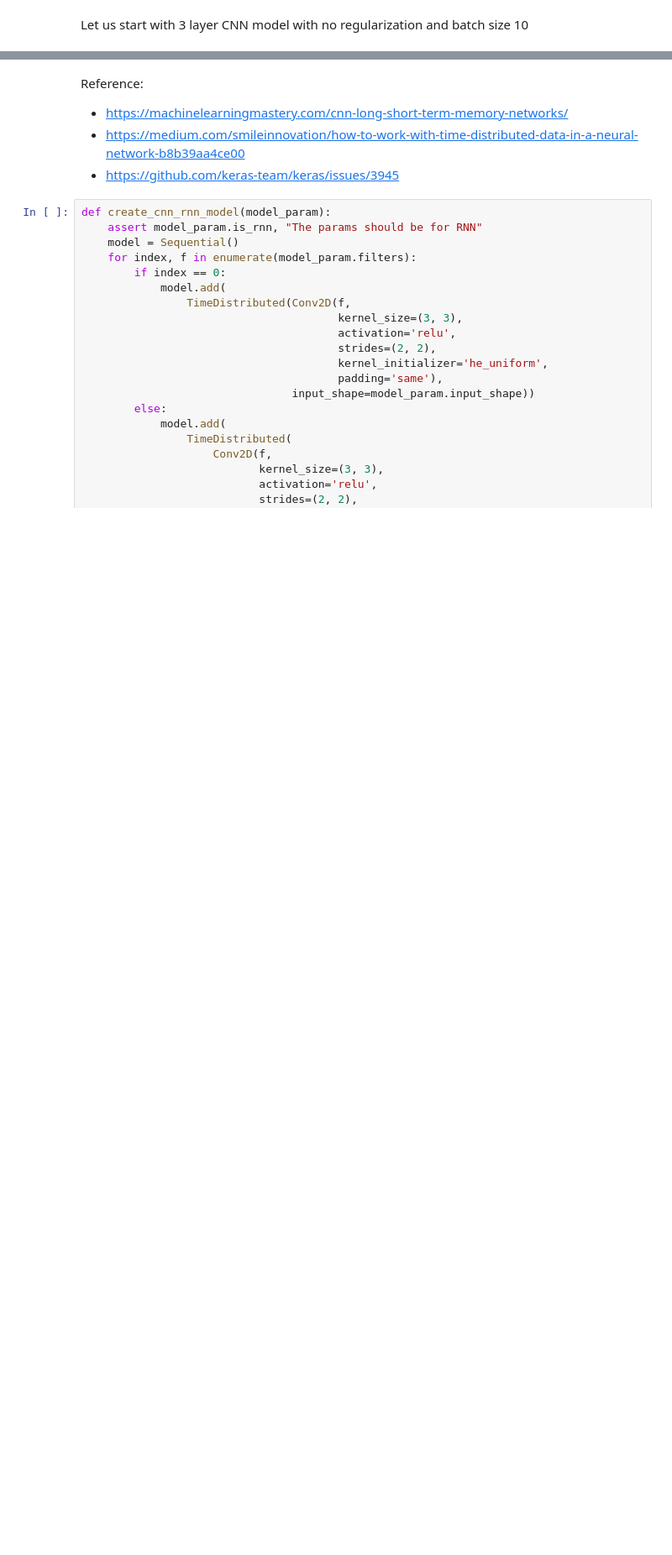
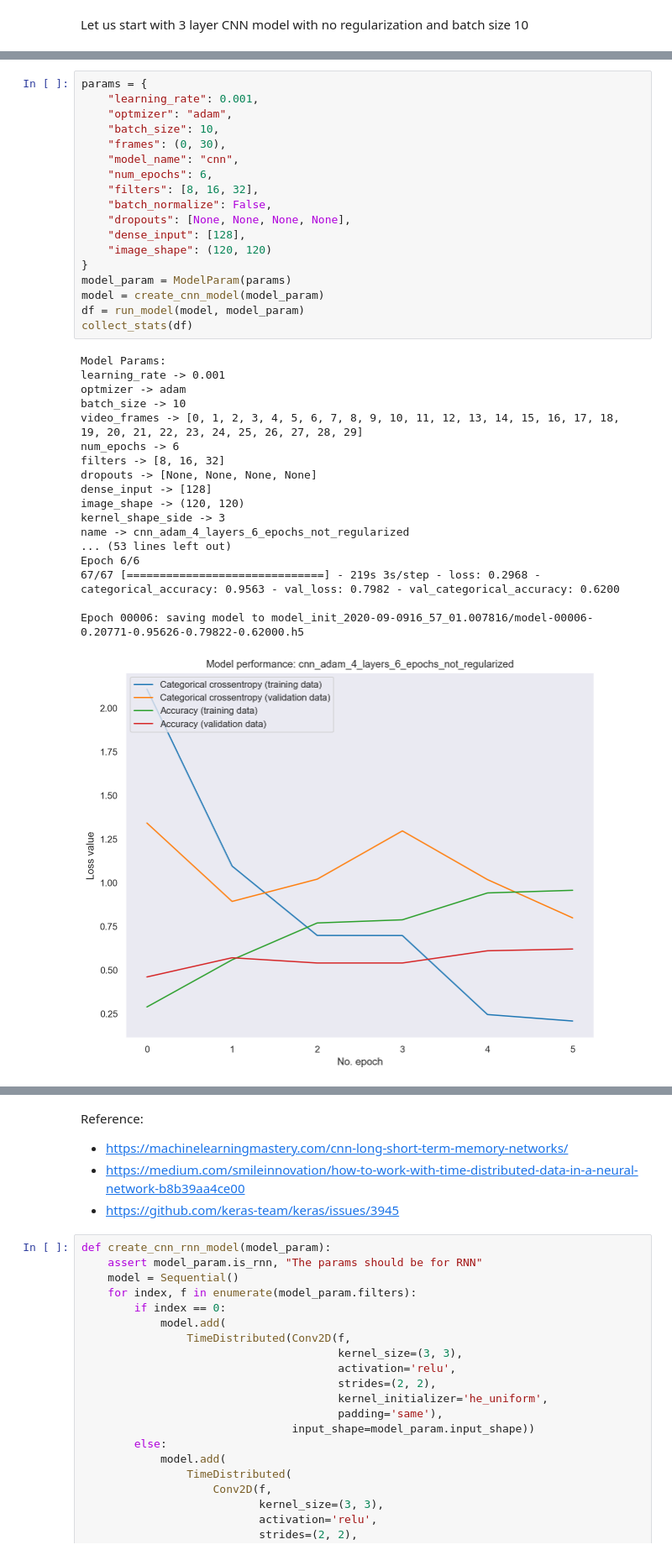
Before and after one commit to ashwanikumar04/gesture-recognition-rnn, a Jupyter notebook: Neural_Nets_Project_Starter_Code.ipynb, the cells around one changed output, grey strips where cells are left out. Shown at 84% size. Saved outputs shown, nothing was run; the diff lists cells and outputs as text; blank space fills up the shorter version.

```diff
--- a/Neural_Nets_Project_Starter_Code.ipynb
+++ b/Neural_Nets_Project_Starter_Code.ipynb
@@ -611,0 +745,37 @@ Now that you have written the model, the next step is to `compile` the model. Wh
+# %%
+params = {
+    "learning_rate": 0.001,
+    "optmizer": "adam",
+    "batch_size": 10,
+    "frames": (0, 30),
+    "model_name": "cnn",
+    "num_epochs": 6,
+    "filters": [8, 16, 32],
+    "batch_normalize": False,
+    "dropouts": [None, None, None, None],
+    "dense_input": [128],
+    "image_shape": (120, 120)
+}
+model_param = ModelParam(params)
+model = create_cnn_model(model_param)
+df = run_model(model, model_param)
+collect_stats(df)
+# %% [output]
+Model Params:
+learning_rate -> 0.001
+optmizer -> adam
+batch_size -> 10
+video_frames -> [0, 1, 2, 3, 4, 5, 6, 7, 8, 9, 10, 11, 12, 13, 14, 15, 16, 17, 18, 19, 20, 21, 22, 23, 24, 25, 26, 27, 28, 29]
+num_epochs -> 6
+filters -> [8, 16, 32]
+dropouts -> [None, None, None, None]
+dense_input -> [128]
+image_shape -> (120, 120)
+kernel_shape_side -> 3
+name -> cnn_adam_4_layers_6_epochs_not_regularized
+... (53 lines left out)
+Epoch 6/6
+67/67 [==============================] - 219s 3s/step - loss: 0.2968 - categorical_accuracy: 0.9563 - val_loss: 0.7982 - val_categorical_accuracy: 0.6200
+
+Epoch 00006: saving model to model_init_2020-09-0916_57_01.007816/model-00006-0.20771-0.95626-0.79822-0.62000.h5
+[figure, added]
```
Also changed, not shown: parts of 47 cells of this notebook, 1 other file.
